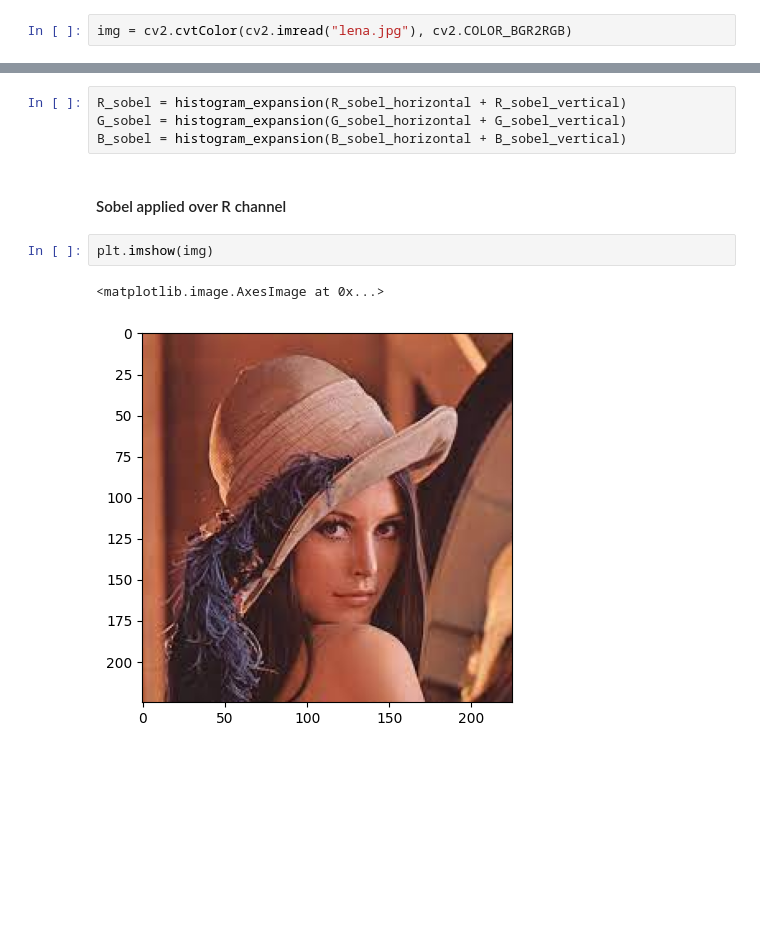
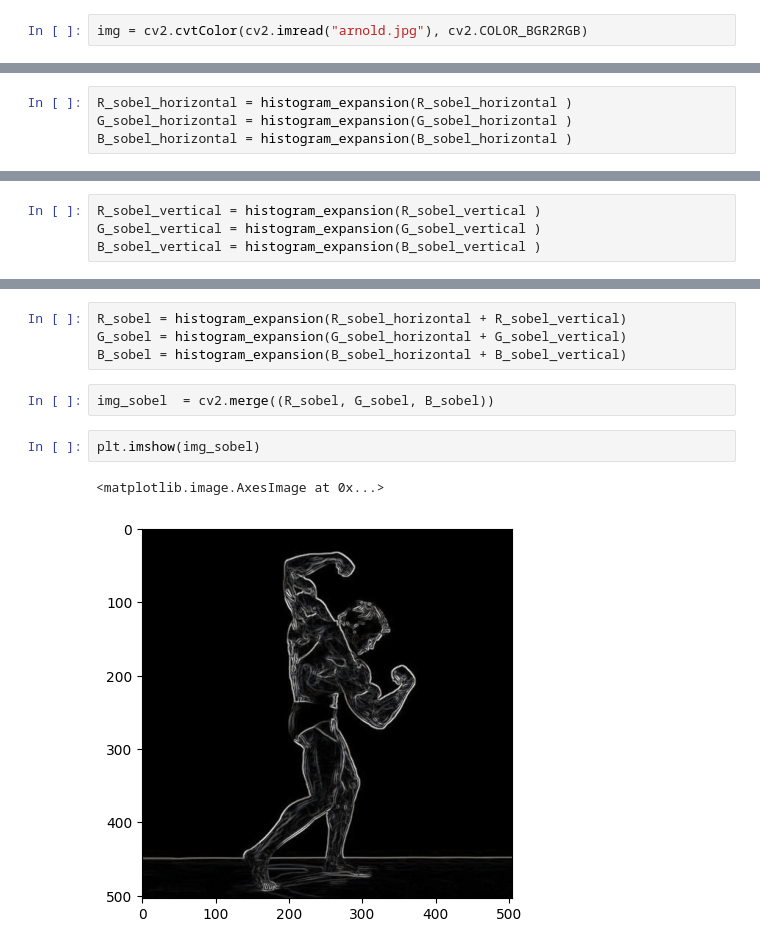
Before and after one commit to yvson18/digital-image-processing-assignment-1, a Jupyter notebook: assignment.ipynb, the cells around one changed output, grey strips where cells are left out. Saved outputs shown, nothing was run; the diff lists cells and outputs as text; blank space fills up the shorter version.

```diff
--- a/assignment.ipynb
+++ b/assignment.ipynb
@@ -338,4 +373,4 @@ img_merged_box_15x1.shape
 # %% [markdown]
 ### Filtro de Sobel
 # %%
-img = cv2.cvtColor(cv2.imread("lena.jpg"), cv2.COLOR_BGR2RGB)
+img = cv2.cvtColor(cv2.imread("arnold.jpg"), cv2.COLOR_BGR2RGB)
@@ -353,3 +393,7 @@ stride_vertical, filtro_sobel_vertical = load_filter("filtro_sobel_vertical.txt"
 R_sobel_vertical = np.abs(correlation2D(R, filtro_sobel_vertical, stride_vertical))
 G_sobel_vertical = np.abs(correlation2D(G, filtro_sobel_vertical, stride_vertical))
 B_sobel_vertical = np.abs(correlation2D(B, filtro_sobel_vertical, stride_vertical))
+# %%
+R_sobel_horizontal = histogram_expansion(R_sobel_horizontal )
+G_sobel_horizontal = histogram_expansion(G_sobel_horizontal )
+B_sobel_horizontal = histogram_expansion(B_sobel_horizontal )
@@ -355,0 +407,4 @@ B_sobel_vertical = np.abs(correlation2D(B, filtro_sobel_vertical, stride_vertica
+# %%
+R_sobel_vertical = histogram_expansion(R_sobel_vertical )
+G_sobel_vertical = histogram_expansion(G_sobel_vertical )
+B_sobel_vertical = histogram_expansion(B_sobel_vertical )
@@ -357,10 +419,10 @@ B_sobel_vertical = np.abs(correlation2D(B, filtro_sobel_vertical, stride_vertica
 R_sobel = histogram_expansion(R_sobel_horizontal + R_sobel_vertical)
 G_sobel = histogram_expansion(G_sobel_horizontal + G_sobel_vertical)
 B_sobel = histogram_expansion(B_sobel_horizontal + B_sobel_vertical)
-# %% [markdown]
-#### Sobel applied over R channel
+# %%
+img_sobel  = cv2.merge((R_sobel, G_sobel, B_sobel))
 # %%
-plt.imshow(img)
+plt.imshow(img_sobel)
 # %% [output]
 <matplotlib.image.AxesImage at 0x...>
-[figure, old version]
+[figure, new version]
```
Also changed, not shown: parts of 21 cells of this notebook, 3 other files.
